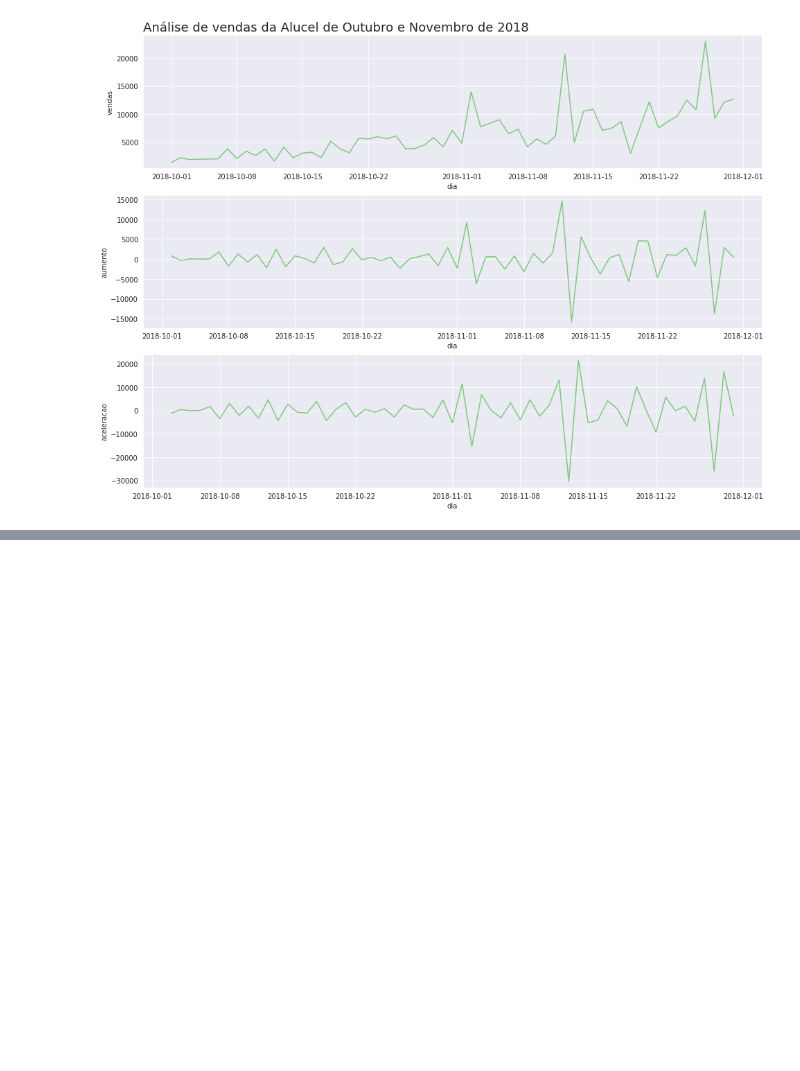
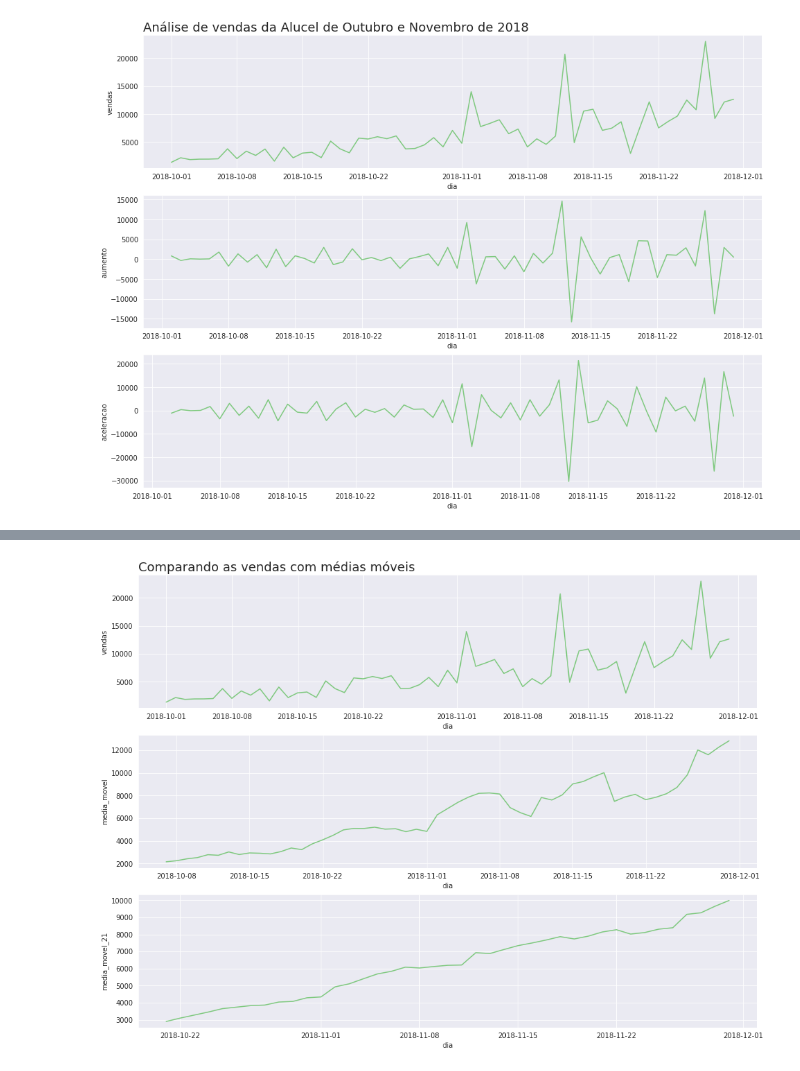
Before and after one commit to GabrielTB1/Time-Series, a Jupyter notebook: Time_Series.ipynb, the cells around one changed output, grey strips where cells are left out. Cells and saved outputs as stored; diff of their text form; code cells hidden in the pictures; blank space fills up the shorter version.

```diff
--- a/Time_Series.ipynb
+++ b/Time_Series.ipynb
@@ -550,0 +575,4 @@ plot_comparacao('dia','vendas','aumento','aceleracao',alucel,'Análise de vendas
+# %%
+plot_comparacao('dia','vendas','media_movel','media_movel_21',alucel,'Comparando as vendas com médias móveis')
+# %% [output]
+[figure, added]
```
Also changed, not shown: parts of 5 cells of this notebook.
